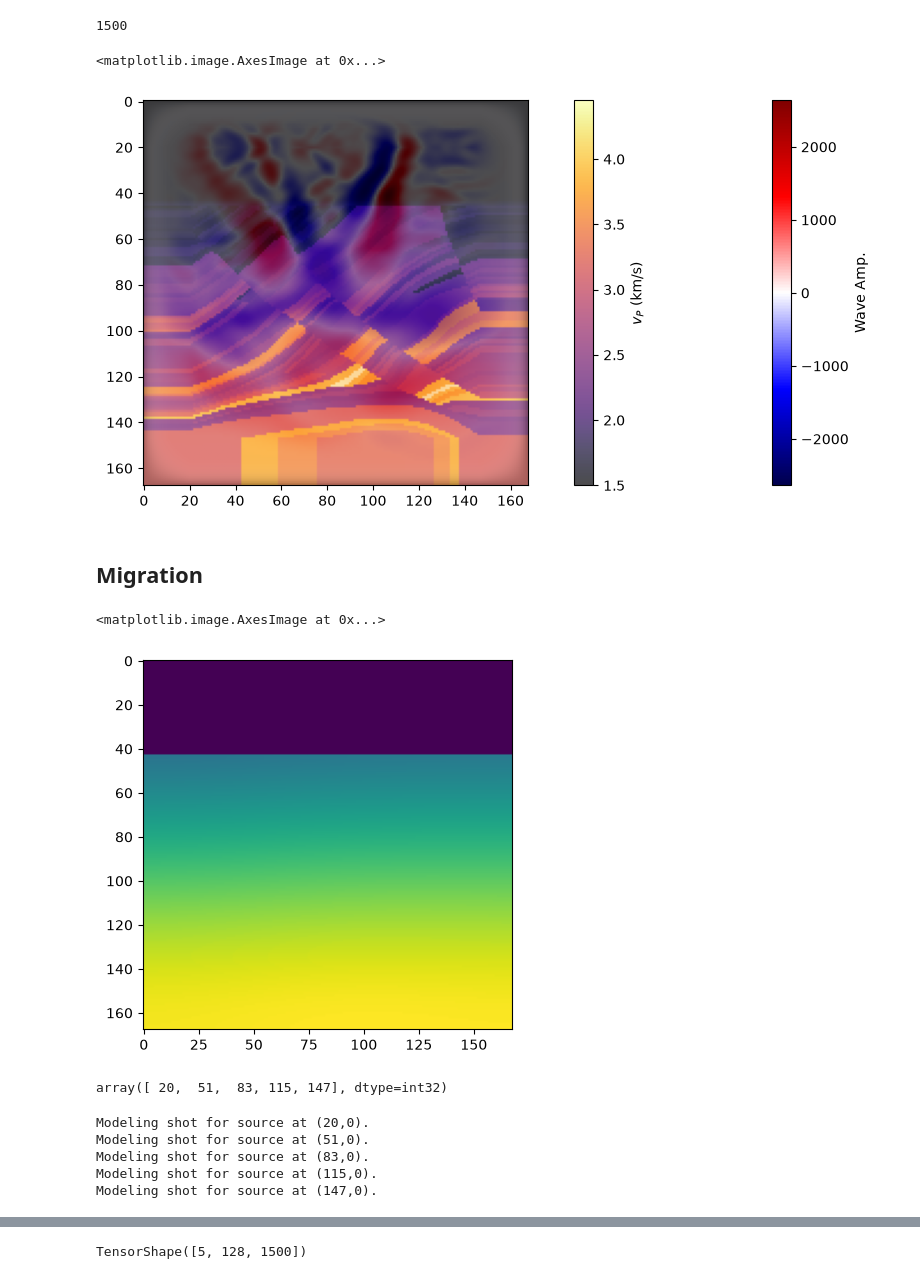
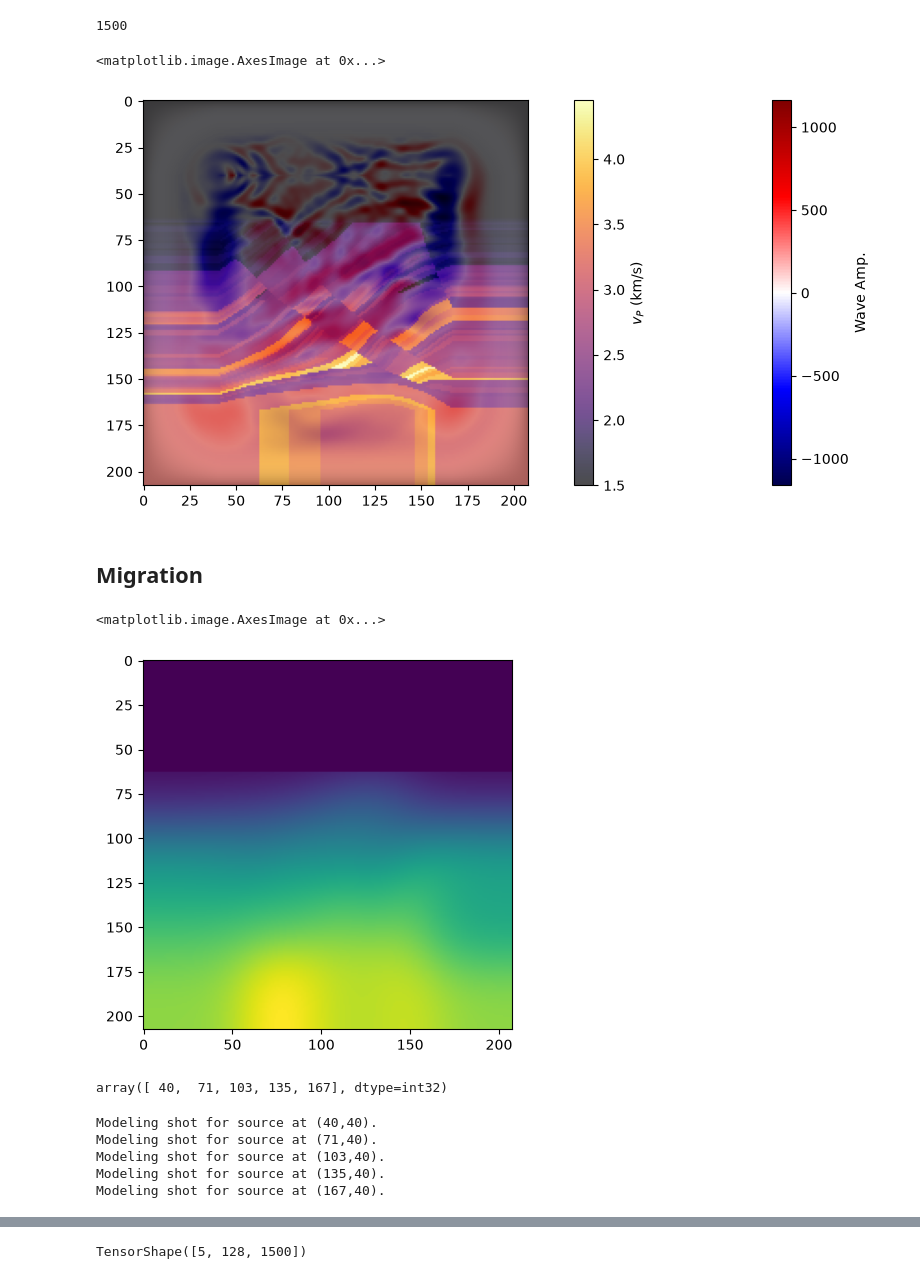
Before and after one commit to alphanumeric-username/geod67-project, a Jupyter notebook: seismic_modeling.ipynb, the cells around one changed output, grey strips where cells are left out. Saved outputs shown, nothing was run; the diff lists cells and outputs as text; code cells hidden in the pictures.

```diff
--- a/seismic_modeling.ipynb
+++ b/seismic_modeling.ipynb
@@ -25,7 +25,7 @@ shape = (1, 128, 128, 1)
 h = (20, 20)
 # h = (5, 5)
 
-nbl = 20
+nbl = 40
 
 fd_order = 4
 
@@ -144,7 +144,7 @@ len(v_history)
 # %% [output]
 1500
 # %%
-idx = 600
+idx = 800
 vmax = np.abs(v_history[idx][0, :, :, 0]).max()
 plt.figure(figsize=(15,5))
 plt.imshow(tf.transpose(v_history[idx][0, :, :, 0]) - np.median(v_history[idx][0, :, :, 0]), cmap='seismic', vmax=vmax , vmin=-vmax)
@@ -158,7 +158,7 @@ plt.imshow(tf.transpose(1-damp_mask)[0,:,:,0], cmap='grey', alpha=tf.transpose(d
 # plt.colorbar(label='$v_P$ (km/s)')
 # %% [output]
 <matplotlib.image.AxesImage at 0x...>
-[figure, old version]
+[figure, new version]
 # %%
 zeta = tf.zeros_like(u_history[0])
 illum = tf.zeros_like(u_history[0])
@@ -174,20 +174,20 @@ for ti in range(ap.nt):
 # %% [markdown]
 ## Migration
 # %%
-sigma = 64
+sigma = 16
 vp0_data = gaussian_filter(vp.data, sigma)
 vp0_data[vp_data <= 1.51] = vp_data[vp_data <= 1.51]
 vp0 = VelocityModel(vp0_data, vp.hx, vp.hz)
 plt.imshow(tf.transpose(vp0_data[0,:,:,0]))
 # %% [output]
 <matplotlib.image.AxesImage at 0x...>
-[figure, old version]
+[figure, new version]
 # %%
 nsrc=5
 # %%
 sx = np.linspace(nbl, vp.shape[1] - nbl-1, num=nsrc, dtype=np.int32)
 sx
 # %% [output]
-array([ 20,  51,  83, 115, 147], dtype=int32)
+array([ 40,  71, 103, 135, 167], dtype=int32)
 # %%
 ap2 = ap.copy()
@@ -197,7 +197,7 @@ ap2.save('./data/aquisition-params.json')
 # %%
 dobs = []
 for sxi in sx:
-    print(f'Modeling shot for source at ({sxi},0).')
+    print(f'Modeling shot for source at ({sxi},{nbl}).')
     ap.reset()
     ap.src_positions[0][0] = sxi
 
@@ -206,8 +206,8 @@ for sxi in sx:
 
 dobs = tf.stack(dobs)
 # %% [output]
-Modeling shot for source at (20,0).
-Modeling shot for source at (51,0).
-Modeling shot for source at (83,0).
-Modeling shot for source at (115,0).
-Modeling shot for source at (147,0).
+Modeling shot for source at (40,40).
+Modeling shot for source at (71,40).
+Modeling shot for source at (103,40).
+Modeling shot for source at (135,40).
+Modeling shot for source at (167,40).
```
Also changed, not shown: parts of 26 cells of this notebook, 13 other files.
